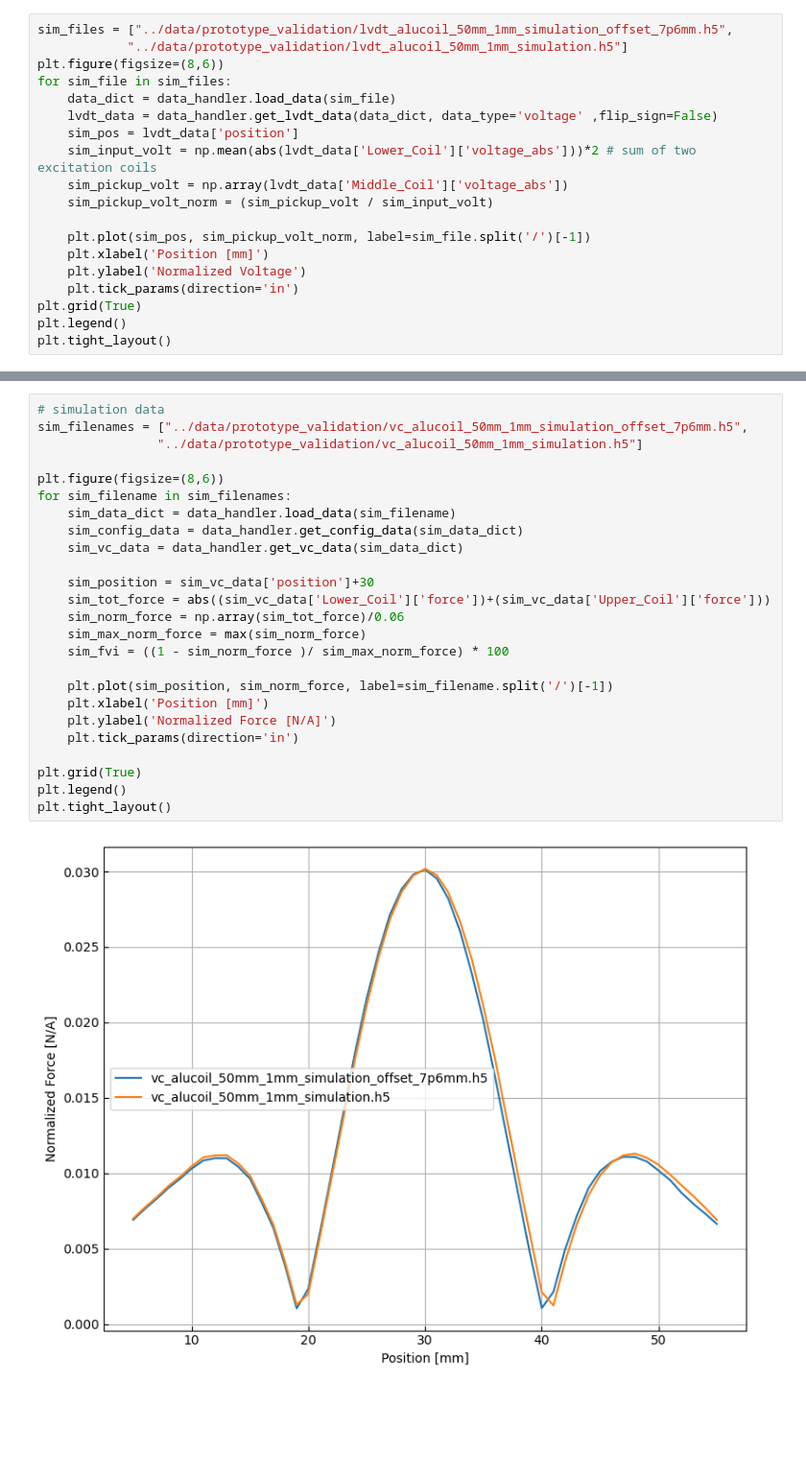
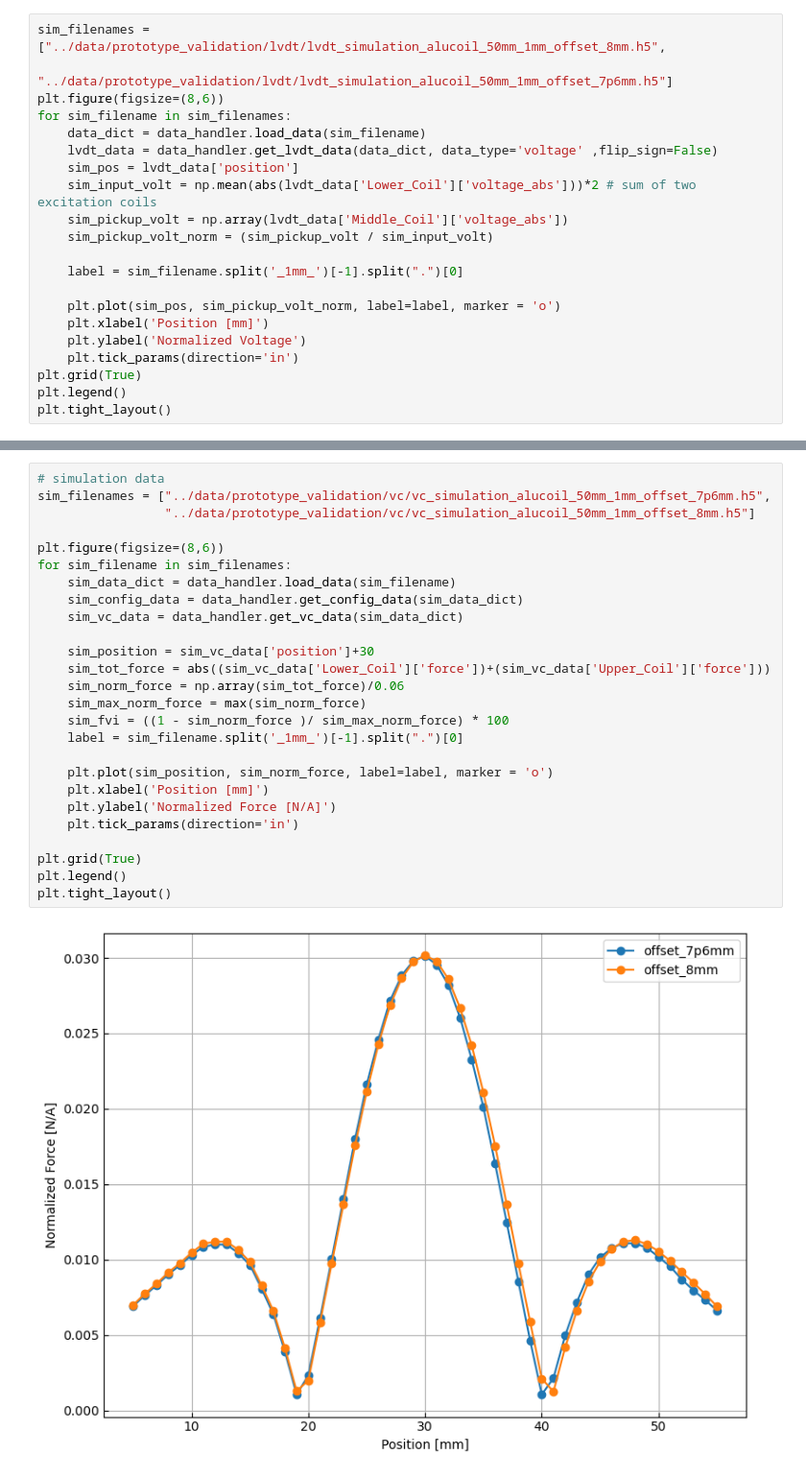
Before and after one commit to li-pengbo/femm-lvdt, a Jupyter notebook: simulation/notebook/sim_prototype_validation.ipynb, the cells around one changed output, grey strips where cells are left out. Shown at 96% size. Drawn from its saved outputs; the diff is of its cells as text; blank space fills up the shorter version.

```diff
--- a/simulation/notebook/sim_prototype_validation.ipynb
+++ b/simulation/notebook/sim_prototype_validation.ipynb
@@ -16,16 +15,18 @@ from utils.vc_analyser import VC_Calculator
 # %%
-sim_files = ["../data/prototype_validation/lvdt_alucoil_50mm_1mm_simulation_offset_7p6mm.h5",
-            "../data/prototype_validation/lvdt_alucoil_50mm_1mm_simulation.h5"]
+sim_filenames = ["../data/prototype_validation/lvdt/lvdt_simulation_alucoil_50mm_1mm_offset_8mm.h5",
+                "../data/prototype_validation/lvdt/lvdt_simulation_alucoil_50mm_1mm_offset_7p6mm.h5"]
 plt.figure(figsize=(8,6))
-for sim_file in sim_files:
-    data_dict = data_handler.load_data(sim_file)
+for sim_filename in sim_filenames:
+    data_dict = data_handler.load_data(sim_filename)
     lvdt_data = data_handler.get_lvdt_data(data_dict, data_type='voltage' ,flip_sign=False)
     sim_pos = lvdt_data['position']
     sim_input_volt = np.mean(abs(lvdt_data['Lower_Coil']['voltage_abs']))*2 # sum of two excitation coils
     sim_pickup_volt = np.array(lvdt_data['Middle_Coil']['voltage_abs'])
     sim_pickup_volt_norm = (sim_pickup_volt / sim_input_volt)
 
-    plt.plot(sim_pos, sim_pickup_volt_norm, label=sim_file.split('/')[-1])
+    label = sim_filename.split('_1mm_')[-1].split(".")[0]
+
+    plt.plot(sim_pos, sim_pickup_volt_norm, label=label, marker = 'o')
     plt.xlabel('Position [mm]')
     plt.ylabel('Normalized Voltage')
     plt.tick_params(direction='in')
@@ -79,27 +217,28 @@ plt.savefig('../results/alucoil_lvdt_comp.pdf', dpi=300, bbox_inches='tight')
 # %%
 # simulation data
-sim_filenames = ["../data/prototype_validation/vc_alucoil_50mm_1mm_simulation_offset_7p6mm.h5",
-                "../data/prototype_validation/vc_alucoil_50mm_1mm_simulation.h5"]
+sim_filenames = ["../data/prototype_validation/vc/vc_simulation_alucoil_50mm_1mm_offset_7p6mm.h5",
+                 "../data/prototype_validation/vc/vc_simulation_alucoil_50mm_1mm_offset_8mm.h5"]
 
 plt.figure(figsize=(8,6))
 for sim_filename in sim_filenames:
     sim_data_dict = data_handler.load_data(sim_filename)
     sim_config_data = data_handler.get_config_data(sim_data_dict)
     sim_vc_data = data_handler.get_vc_data(sim_data_dict)
 
     sim_position = sim_vc_data['position']+30
     sim_tot_force = abs((sim_vc_data['Lower_Coil']['force'])+(sim_vc_data['Upper_Coil']['force']))
     sim_norm_force = np.array(sim_tot_force)/0.06
     sim_max_norm_force = max(sim_norm_force)
     sim_fvi = ((1 - sim_norm_force )/ sim_max_norm_force) * 100
+    label = sim_filename.split('_1mm_')[-1].split(".")[0]
 
-    plt.plot(sim_position, sim_norm_force, label=sim_filename.split('/')[-1])
+    plt.plot(sim_position, sim_norm_force, label=label, marker = 'o')
     plt.xlabel('Position [mm]')
     plt.ylabel('Normalized Force [N/A]')
     plt.tick_params(direction='in')
 
 plt.grid(True)
 plt.legend()
 plt.tight_layout()
 # %% [output]
-[figure, old version]
+[figure, new version]
```
Also changed, not shown: parts of 17 cells of this notebook, 3 other files.
